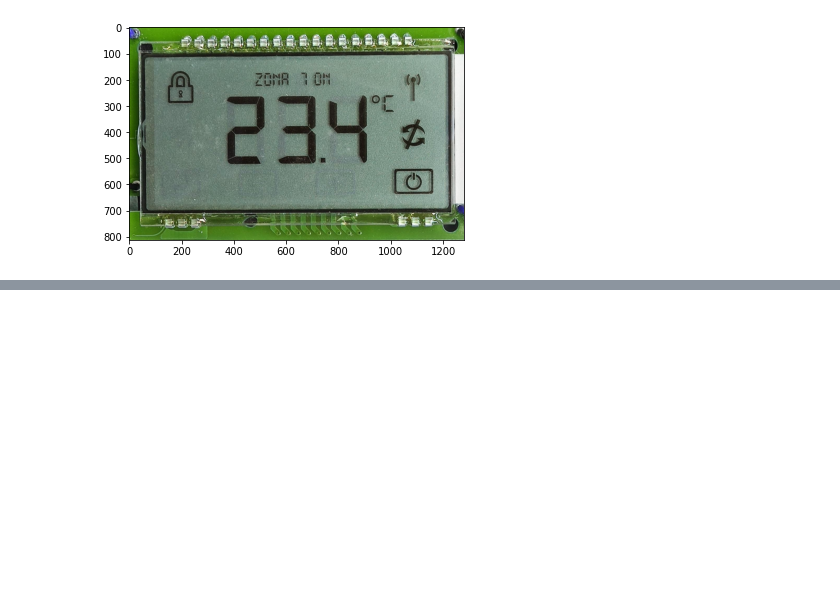
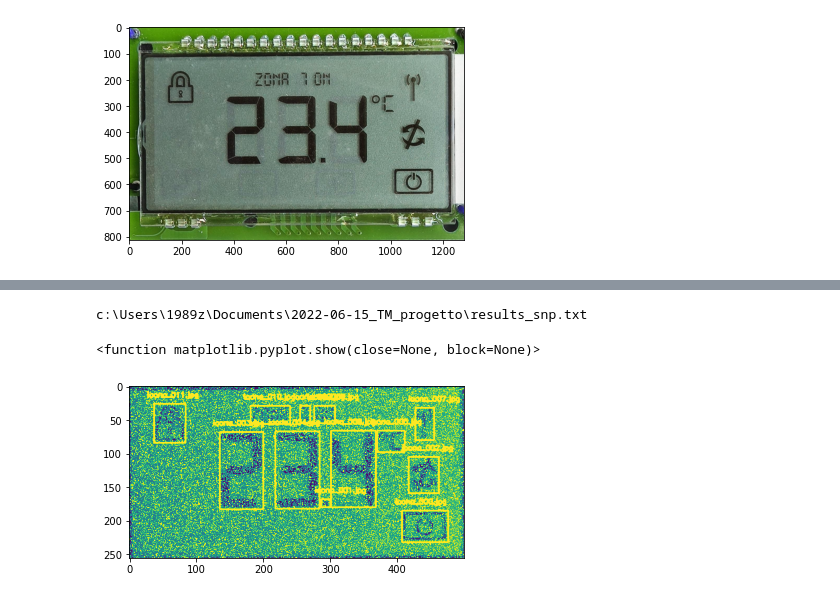
Before and after one commit to TancrediZini/2022-06-15_TM_progetto, a Jupyter notebook: main.ipynb, the cells around one changed output, grey strips where cells are left out. Saved outputs shown, nothing was run; the diff lists cells and outputs as text; code cells hidden in the pictures; blank space fills up the shorter version.

```diff
--- a/main.ipynb
+++ b/main.ipynb
@@ -313,0 +399,49 @@ plt.show
+# %%
+# effetto il matching sull'immagine sale e pepe
+thresh_snp = 0.2
+res_snp_path = os.path.join(main_dir,'results_snp.txt')
+print(res_snp_path)
+cnt = 0
+if os.path.exists(res_snp_path):
+    os.remove(res_snp_path)
+for images in os.listdir(p_icons):
+    if(images.endswith(".jpg")):
+        i_p = os.path.join(p_icons + '\\' + images)
+        icona = cv2.imread(i_p)
+        icona = cv2.cvtColor(icona,cv2.COLOR_BGR2GRAY)
+        if images == csv_reader['id'] [cnt]:
+
+            # print(csv_reader['id'][cnt])
+            x,y,w,h = (csv_reader['x'][cnt],csv_reader['y'][cnt],csv_reader['w'][cnt],csv_reader['h'][cnt])
+            # print( x, y, w, h)
+            res_snp = cv2.matchTemplate(snp.copy(), icona, cv2.TM_CCOEFF_NORMED)
+            # print(res)
+            locations_snp = np.where(res_snp>=thresh_snp)
+            locations_snp = list(zip(*locations_snp[::-1]))
+            # print('locations')
+            # print(locations)
+            if len(locations_snp) != 0:
+                for loc in locations_snp:
+                    if x == loc[0] and y == loc[1]:
+                        # print("trovato " + images)
+                        found = open(res_snp_path, "a")
+                        found.write("trovato " + images + '\r\n')
+                        found.close()
+                        cv2.rectangle(snp, (x,y), (x+w, y+h), 255, 2)
+                        cv2.putText(snp, images, (x-10, y - 10), cv2.FONT_HERSHEY_SIMPLEX, 0.35, 255, 2)
+
+    if cnt < 12:
+        cnt += 1
+
+
+
+plt.imshow(snp)
+plt.show
+
+# cv2.imshow('snp', snp)
+# cv2.waitKey(0)
+# cv2.destroyAllWindows()
+# %% [output]
+c:\Users\1989z\Documents\2022-06-15_TM_progetto\results_snp.txt
+<function matplotlib.pyplot.show(close=None, block=None)>
+[figure, added]
```
Also changed, not shown: parts of 50 cells of this notebook, 1 other file.
